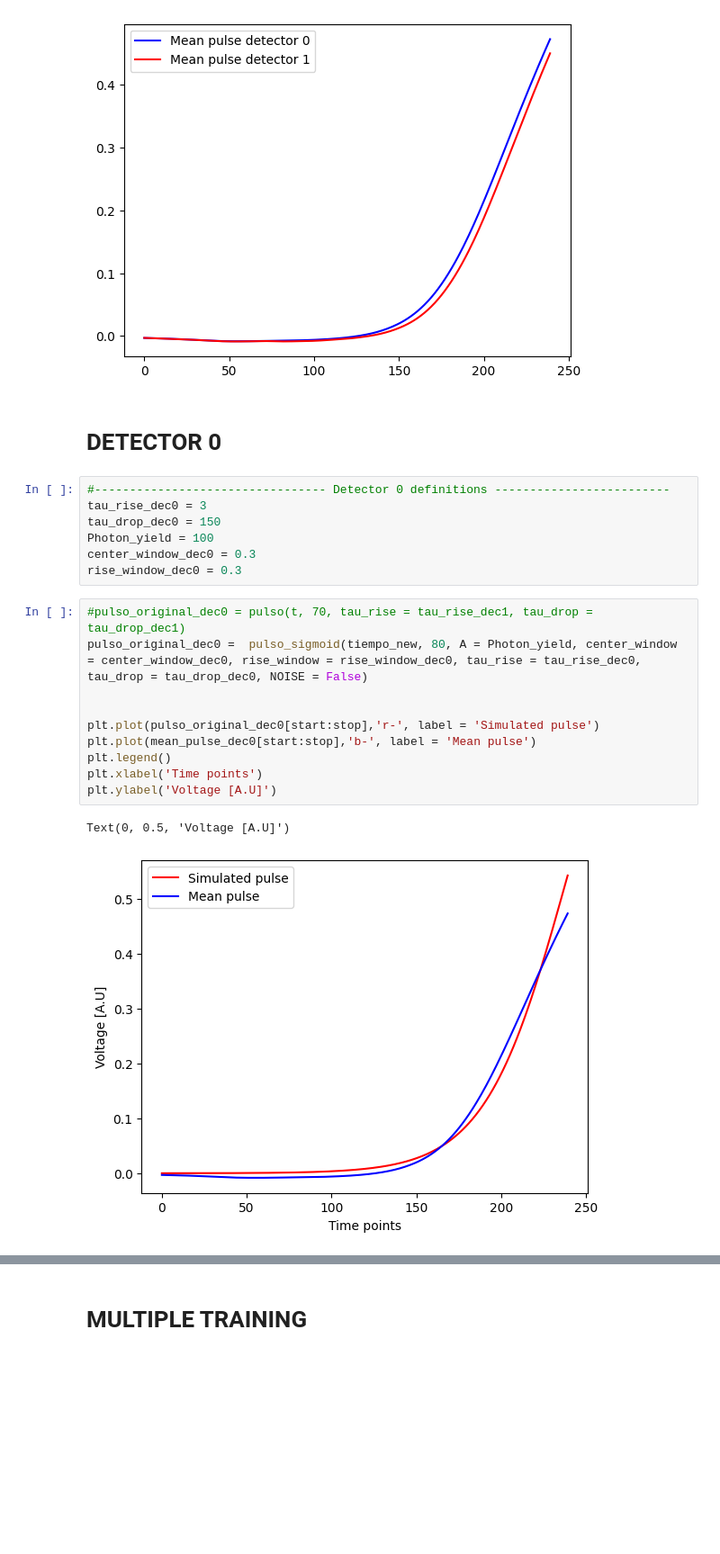
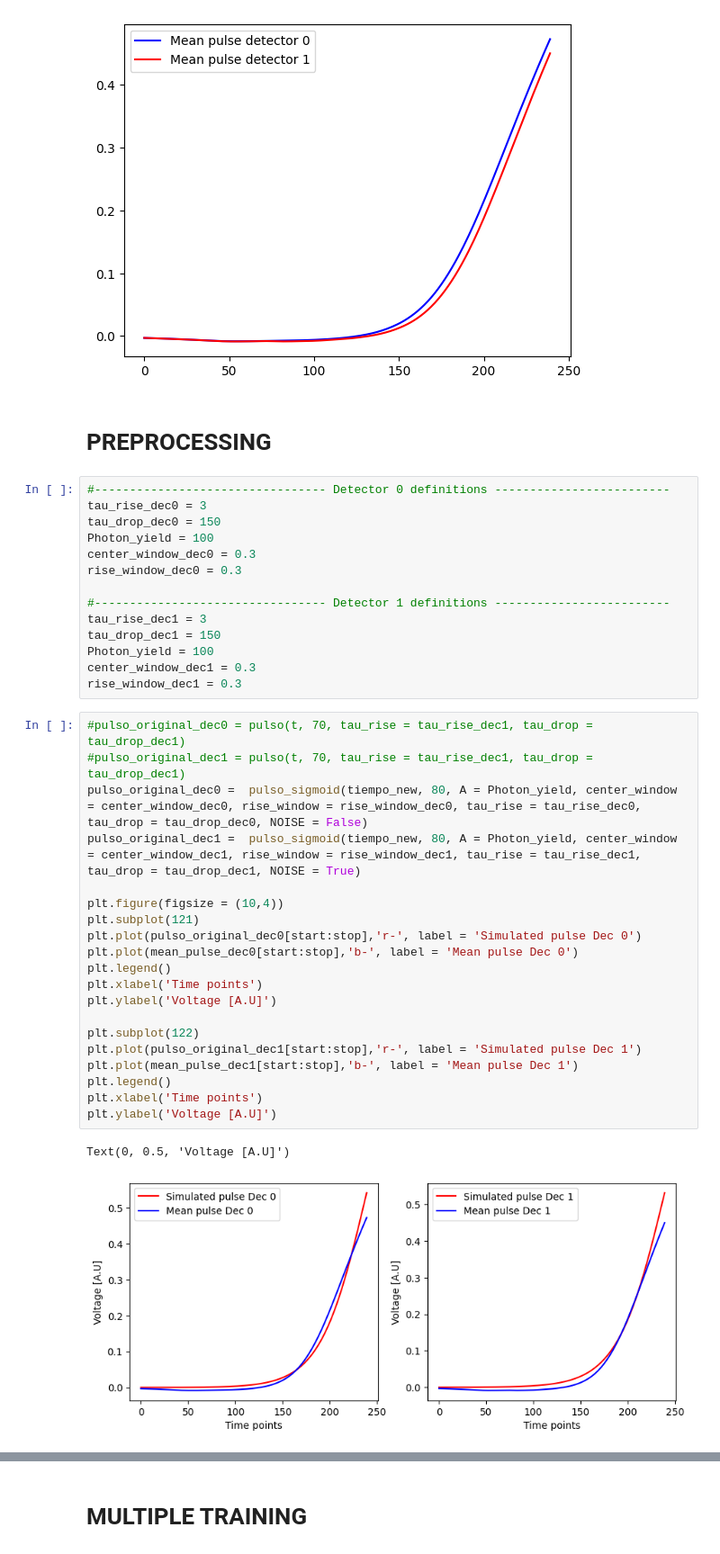
Before and after one commit to wjosefw/Signal-processing-with-Neural-networks, a Jupyter notebook: DEEP_TIMING_FUNCTION_FIT.ipynb, the cells around one changed output, grey strips where cells are left out. Shown at 90% size. Drawn from its saved outputs; the diff is of its cells as text; blank space fills up the shorter version.

```diff
--- a/DEEP_TIMING_FUNCTION_FIT.ipynb
+++ b/DEEP_TIMING_FUNCTION_FIT.ipynb
@@ -95,8 +95,8 @@ plt.legend()
 # %% [output]
 <matplotlib.legend.Legend at 0x...>
 [figure]
-# %% [markdown]
-# **DETECTOR 0**
+# %% [markdown]
+# **PREPROCESSING**
 # %%
 #--------------------------------- Detector 0 definitions -------------------------
 tau_rise_dec0 = 3
@@ -104,19 +104,36 @@ tau_drop_dec0 = 150
 Photon_yield = 100
 center_window_dec0 = 0.3
 rise_window_dec0 = 0.3
+
+#--------------------------------- Detector 1 definitions -------------------------
+tau_rise_dec1 = 3
+tau_drop_dec1 = 150
+Photon_yield = 100
+center_window_dec1 = 0.3
+rise_window_dec1 = 0.3
 # %%
 #pulso_original_dec0 = pulso(t, 70, tau_rise = tau_rise_dec1, tau_drop = tau_drop_dec1)
+#pulso_original_dec1 = pulso(t, 70, tau_rise = tau_rise_dec1, tau_drop = tau_drop_dec1)
 pulso_original_dec0 =  pulso_sigmoid(tiempo_new, 80, A = Photon_yield, center_window = center_window_dec0, rise_window = rise_window_dec0, tau_rise = tau_rise_dec0, tau_drop = tau_drop_dec0, NOISE = False)
+pulso_original_dec1 =  pulso_sigmoid(tiempo_new, 80, A = Photon_yield, center_window = center_window_dec1, rise_window = rise_window_dec1, tau_rise = tau_rise_dec1, tau_drop = tau_drop_dec1, NOISE = True)
 
-
-plt.plot(pulso_original_dec0[start:stop],'r-', label = 'Simulated pulse')
-plt.plot(mean_pulse_dec0[start:stop],'b-', label = 'Mean pulse')
+plt.figure(figsize = (10,4))
+plt.subplot(121)
+plt.plot(pulso_original_dec0[start:stop],'r-', label = 'Simulated pulse Dec 0')
+plt.plot(mean_pulse_dec0[start:stop],'b-', label = 'Mean pulse Dec 0')
 plt.legend()
 plt.xlabel('Time points')
 plt.ylabel('Voltage [A.U]')
+
+plt.subplot(122)
+plt.plot(pulso_original_dec1[start:stop],'r-', label = 'Simulated pulse Dec 1')
+plt.plot(mean_pulse_dec1[start:stop],'b-', label = 'Mean pulse Dec 1')
+plt.legend()
+plt.xlabel('Time points')
+plt.ylabel('Voltage [A.U]')
 # %% [output]
 Text(0, 0.5, 'Voltage [A.U]')
-[figure, old version]
+[figure, new version]
 # %%
 #------------------------------ Create simulated pulses ---------------------------------
 INPUT_dec0 = np.zeros((Ncasos_sim,Nt_new))
```
Also changed, not shown: parts of 26 cells of this notebook.
